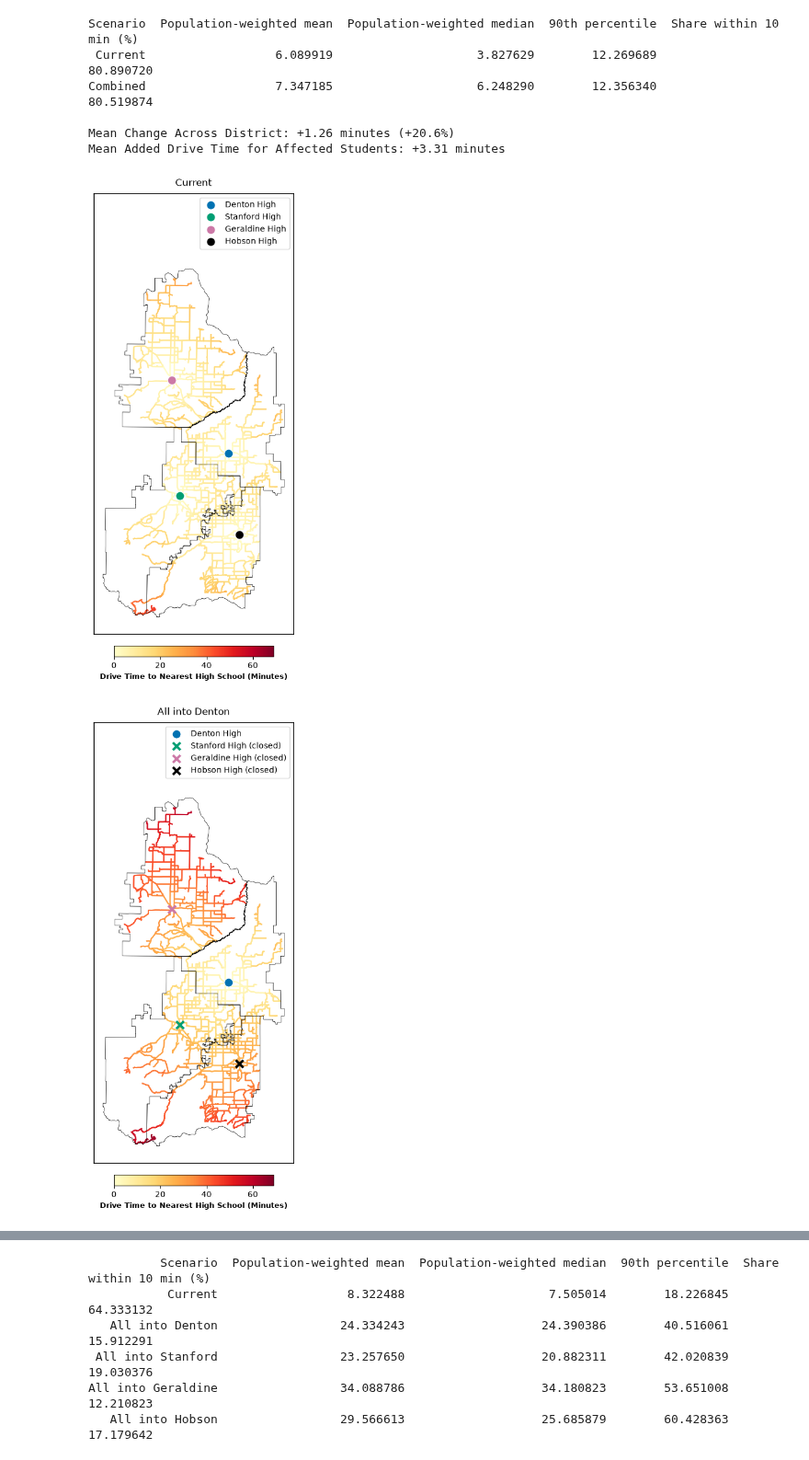
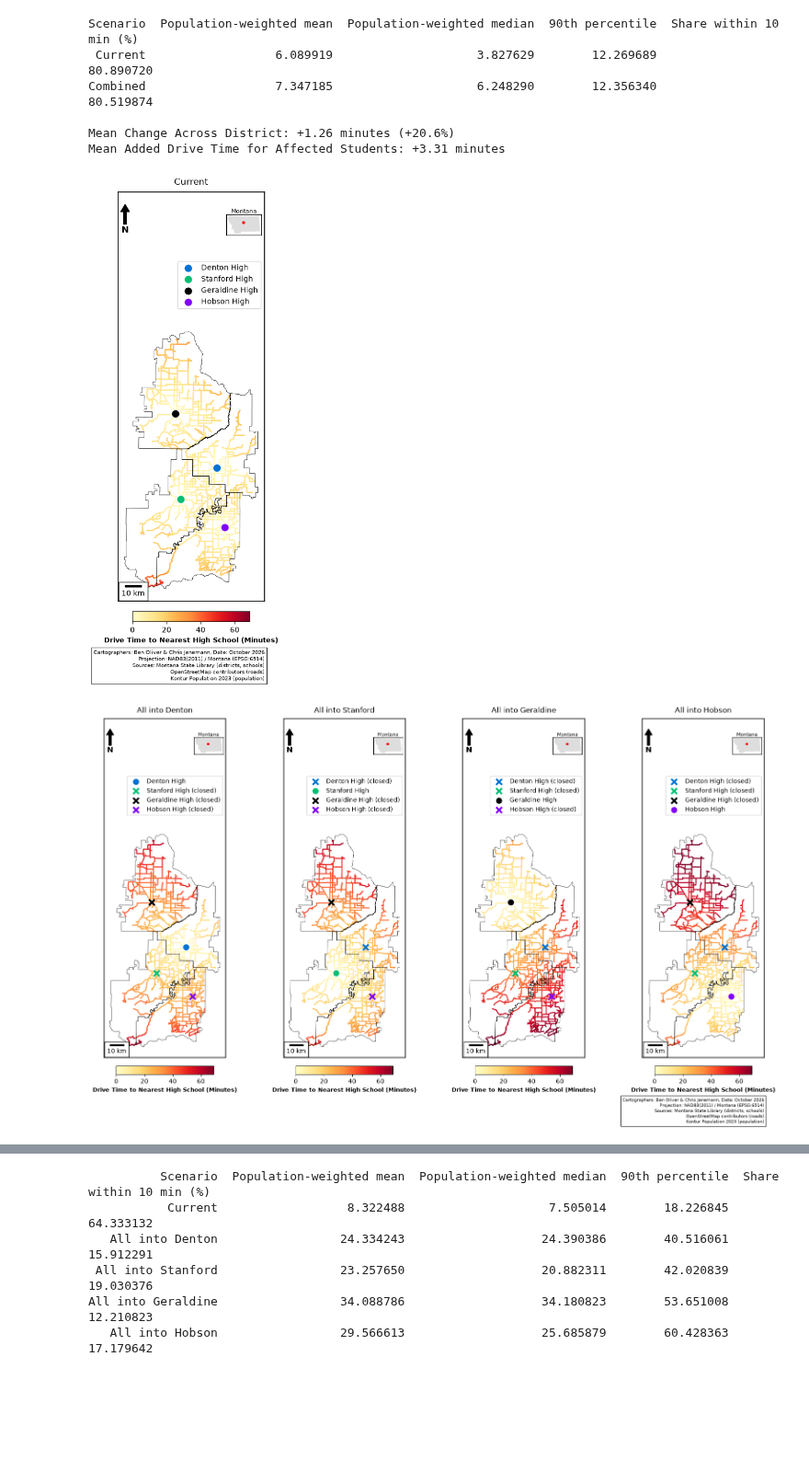
Before and after one commit to benolivr/502_project2, a Jupyter notebook: project2-ben_oliver-chris_jenemann.ipynb, the cells around one changed output, grey strips where cells are left out. Shown at 92% size. Saved outputs shown, nothing was run; the diff lists cells and outputs as text; code cells hidden in the pictures; blank space fills up the shorter version.

```diff
--- a/project2-ben_oliver-chris_jenemann.ipynb
+++ b/project2-ben_oliver-chris_jenemann.ipynb
@@ -201,12 +251,16 @@ max_minutes = max(
 )
 # %%
 # plot side-by-side drive times
-fig, (ax1, ax2) = plt.subplots(1, 2, figsize=(18, 9), sharey=True)
+fig = plt.figure(figsize=(18, 9))
+gs = fig.add_gridspec(2, 4, height_ratios=[30, 1])
+ax1 = fig.add_subplot(gs[0, :2])
+ax2 = fig.add_subplot(gs[0, 2:], sharey=ax1)
+cax = fig.add_subplot(gs[1, 1:3])
 
 # current scenario (both schools)
 edges.plot(column="minutes", cmap="YlOrRd", vmin=0, vmax=max_minutes, linewidth=1.2, ax=ax1)
 helena.plot(ax=ax1, facecolor="none", edgecolor="#8400FF", linewidth=1.2, label="Helena School District", zorder=4)
-helena_high.plot(ax=ax1, color="magenta", markersize=80, label="Helena High", zorder=5)
+helena_high.plot(ax=ax1, color="#000", markersize=100, label="Helena High", zorder=5)
 capital_high.plot(ax=ax1, color="blue", markersize=80, label="Capital High", zorder=5)
 ax1.set_xlim(x_lims)
 ax1.set_ylim(y_lims)
@@ -217,19 +271,25 @@ ax1.legend(loc="lower right", frameon=True)
 p2 = edges.plot(column="minutes_combined", cmap="YlOrRd", vmin=0, vmax=max_minutes, linewidth=1.2, ax=ax2)
 helena.plot(ax=ax2, facecolor="none", edgecolor="#8400FF", linewidth=1.2, label="Helena School District", zorder=4)
 capital_high.plot(ax=ax2, color="blue", markersize=80, label="Capital High", zorder=5)
+helena_high.plot(ax=ax2, marker="x", color="#000", markersize=100, label="Helena High", zorder=5)
 ax2.set_xlim(x_lims)
 ax2.set_ylim(y_lims)
 ax2.set_title("Consolidated Access (Capital High Only)", fontsize=11, pad=10)
 ax2.legend(loc="lower right", frameon=True)
+add_mt_inset(ax1, x_lims, y_lims)
+add_mt_inset(ax2, x_lims, y_lims)
 
 # shared colorbar scaled to urban drive times
-cbar = fig.colorbar(p2.collections[0], ax=[ax1, ax2], orientation="horizontal", shrink=0.5, pad=0.04)
+cbar = fig.colorbar(p2.collections[0], cax=cax, orientation="horizontal")
 cbar.set_label("Drive Time to Nearest High School (Minutes)", fontsize=9, fontweight="bold")
 for ax in [ax1, ax2]:
+    add_map_furniture(ax)
     ax.set_xticks([])
     ax.set_yticks([])
     for spine in ax.spines.values():
         spine.set_edgecolor("black")
         spine.set_linewidth(1.2)
+plt.tight_layout()
+add_cartographer_box(fig, helena.crs, "Montana State Library (districts, schools); OpenStreetMap contributors (roads); Kontur Population 2023 (population)")
 plt.show()
 # %% [output]
@@ -382,43 +446,58 @@ y_lims = (miny - pad_y, maxy + pad_y)
 max_minutes = max(edges[sc].dropna().quantile(0.98) for sc in scenarios)
 # %%
 # one color per school (kept clear of the yellow-red roads)
-school_colors = {"Denton": "#0072B2", "Stanford": "#009E73", "Geraldine": "#CC79A7", "Hobson": "#000000"}
+school_colors = {"Denton": "#0072d2", "Stanford": "#00bE73", "Geraldine": "#000000", "Hobson": "#8000F8"}
 
-# shared helper: one full-size map per scenario, fixed color scale
-def draw_map(col, title, open_, vmax, cmap, cbar_label, mask=None):
-    fig, ax = plt.subplots(figsize=(8, 10))
+# shared helper: draws one scenario map onto ax, fixed color scale
+def draw_map(ax, col, title, open_, vmax, cmap, cbar_label, mask=None):
+    fig = ax.figure
     if mask is not None:  # unaffected roads in light grey underneath
         edges[~mask].plot(ax=ax, color="#dddddd", linewidth=1.0, zorder=1)
     (edges if mask is None else edges[mask]).plot(
         column=col, cmap=cmap, vmin=0, vmax=vmax, linewidth=1.5, ax=ax, zorder=2)
     combined.plot(ax=ax, facecolor="none", edgecolor="black", linewidth=0.5, zorder=3)
     for n, s in hs.items():
         if n in open_:
             s.plot(ax=ax, color=school_colors[n], markersize=120, edgecolor="white", linewidth=1,
                    label=f"{n} High", zorder=5)
         else:
             s.plot(ax=ax, color=school_colors[n], marker="x", markersize=90, linewidth=3,
                    label=f"{n} High (closed)", zorder=5)
-    ax.legend(loc="upper right", bbox_to_anchor=(1.0, 1.0), frameon=True, fontsize=10)
+    ax.legend(loc="upper right", bbox_to_anchor=(1.0, 0.84), frameon=True, fontsize=10)
     ax.set_xlim(x_lims)
-    ax.set_ylim(y_lims[0], y_lims[1] + 0.15 * (y_lims[1] - y_lims[0]))  # headroom above the map for the legend
+    ax.set_ylim(y_lims[0], y_lims[1] + 0.45 * (y_lims[1] - y_lims[0]))  # headroom above the map for inset + legend
     ax.set_title(title, fontsize=12, pad=10)
+    add_mt_inset(ax, x_lims, y_lims, loc=(0.74, 0.85, 0.24, 0.14))
+    add_map_furniture(ax)
     ax.set_xticks([])
     ax.set_yticks([])
     for spine in ax.spines.values():
         spine.set_edgecolor("black")
         spine.set_linewidth(1.2)
 
     # colorbar as an inset so it matches the map width
     sm = plt.cm.ScalarMappable(cmap=cmap, norm=mcolors.Normalize(0, vmax))
     cax = ax.inset_axes([0.1, -0.05, 0.8, 0.025])  # [x, y, width, height] in axes coords
     cbar = fig.colorbar(sm, cax=cax, orientation="horizontal")
     cbar.set_label(cbar_label, fontsize=9, fontweight="bold")
-    plt.show()
+
+# Current standalone, then the "All into X" scenarios side by side
+def draw_all(vmax_, cbar_label, col_fmt="{}", masks=False):
+    names = list(scenarios)
+    for group in ([names[0]], names[1:]):
+        if not group or (masks and group == names[:1]):
+            continue
+        fig, axes = plt.subplots(1, len(group), figsize=(8 if len(group) == 1 else 5.2 * len(group), 10),
+                                 squeeze=False, gridspec_kw={"wspace": 0.05})
+        for ax, sc in zip(axes[0], group):
+            col = col_fmt.format(sc)
+            draw_map(ax, col, sc, scenarios[sc], vmax_, "YlOrRd", cbar_label,
+                     mask=edges[col] > 0 if masks else None)
+        add_cartographer_box(fig, combined.crs, "Montana State Library (districts, schools)\n OpenStreetMap contributors (roads)\n Kontur Population 2023 (population)")
+        plt.show()
 
 # drive time to nearest open high school, same scale for every scenario
-for sc, open_ in scenarios.items():
-    draw_map(sc, sc, open_, max_minutes, "YlOrRd", "Drive Time to Nearest High School (Minutes)")
+draw_all(max_minutes, "Drive Time to Nearest High School (Minutes)")
 # %% [output]
-[figure, old version]
+[figure, new version]
-[figure, old version]
+[figure, new version]
```
Also changed, not shown: parts of 7 cells of this notebook, 5 other files.
